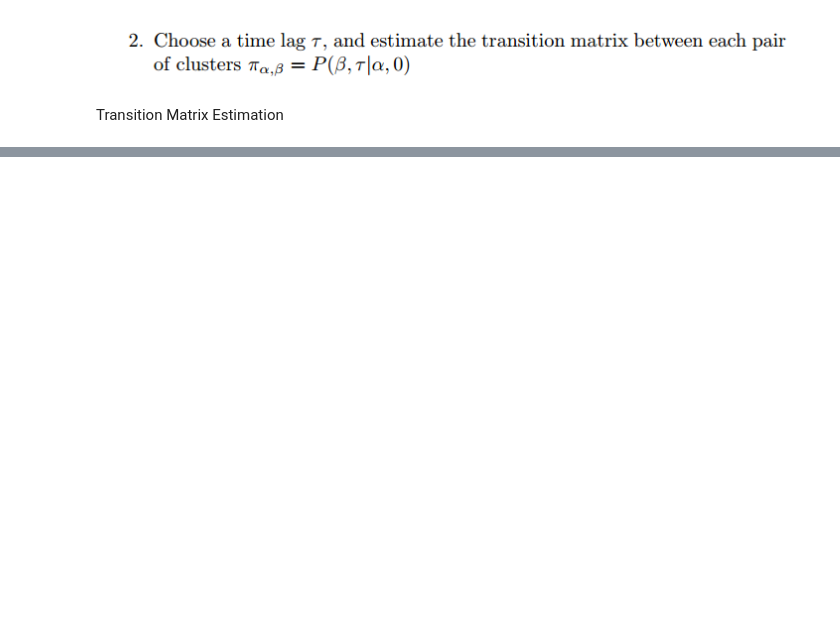
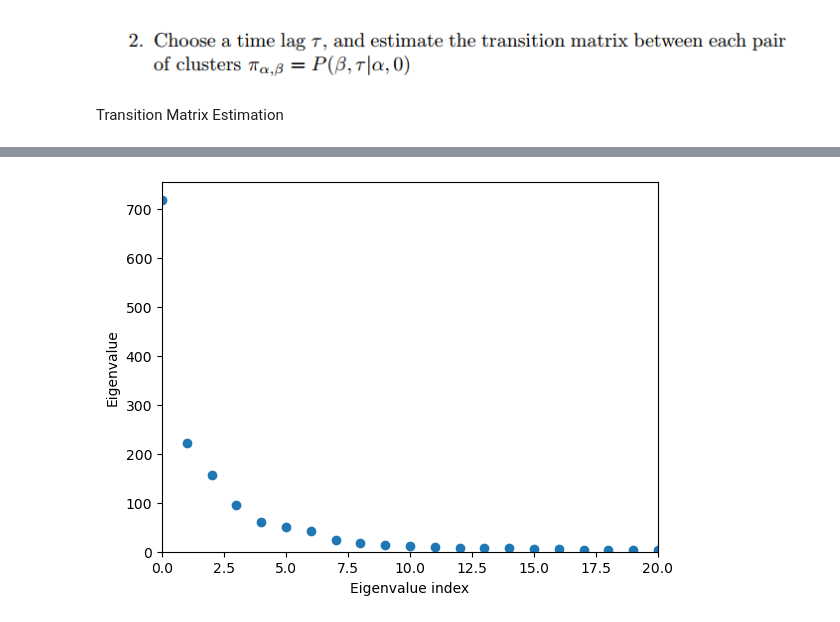
Before and after one commit to giusSacco/StatMech, a Jupyter notebook: UL/Ex2/markov_state_model.ipynb, the cells around one changed output, grey strips where cells are left out. Saved outputs shown, nothing was run; the diff lists cells and outputs as text; code cells hidden in the pictures; blank space fills up the shorter version.

```diff
--- a/UL/Ex2/markov_state_model.ipynb
+++ b/UL/Ex2/markov_state_model.ipynb
@@ -104,0 +197,22 @@ plt.show()
+# %%
+# PCA
+def CovMatrixVectorised(x):
+    # Centering: subtract average from each row
+    x = x - np.average(x, axis=0)
+    # Assert sum of each row is zero
+    assert np.allclose(np.sum(x, axis=0), np.zeros(shape=x.shape[1]))
+
+    return np.cov(x.T)
+
+C = CovMatrixVectorised(data)
+C_eigenvalues , C_eigenvectors = np.linalg.eigh(C)
+# %%
+# Plot eigenvalues modolus in descending order
+plt.plot(C_eigenvalues[::-1], linestyle='None', marker='o')
+plt.xlabel('Eigenvalue index')
+plt.ylabel('Eigenvalue')
+plt.xlim(0,20)
+plt.ylim(0,None)
+plt.show()
+# %% [output]
+[figure, added]
```
Also changed, not shown: parts of 13 cells of this notebook, 26 other files.
